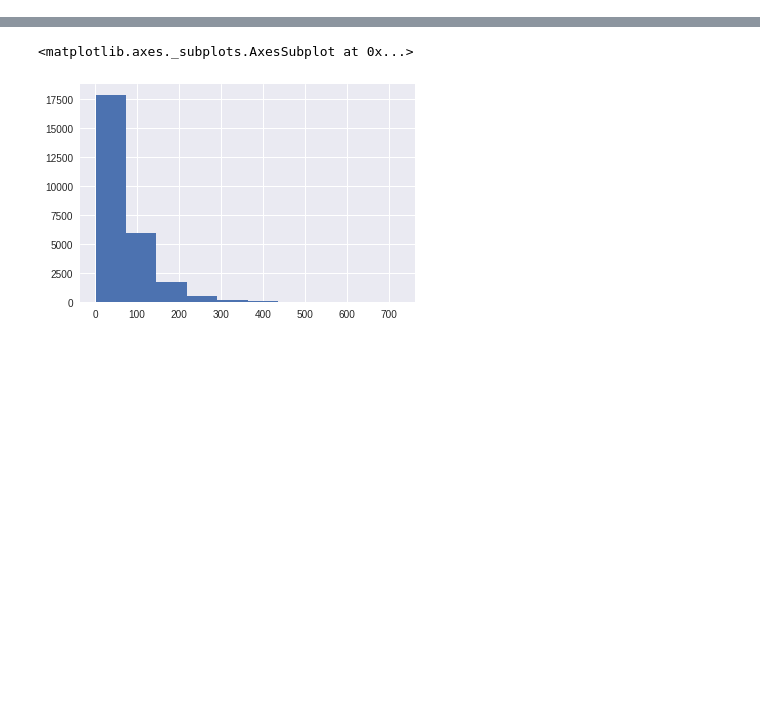
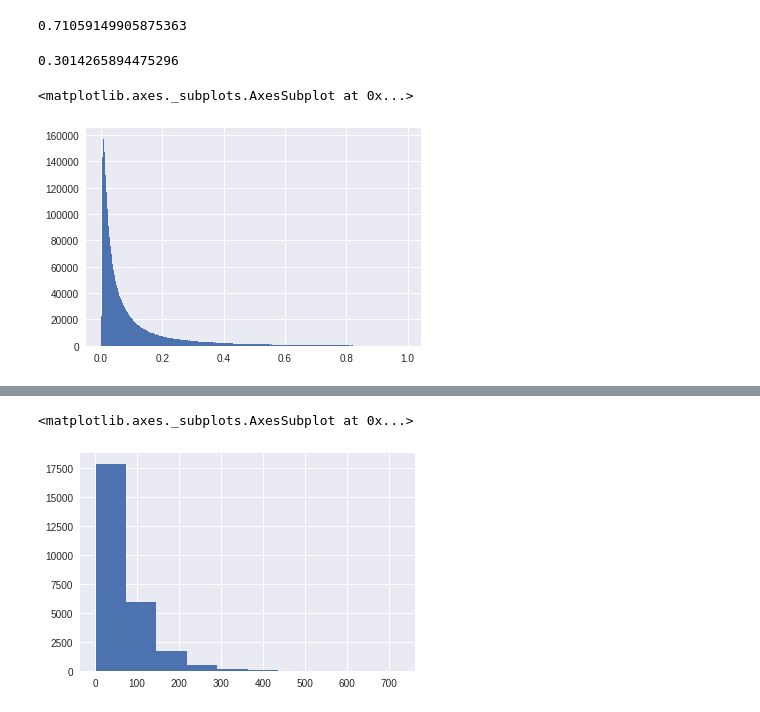
Before and after one commit to tkm2261/kaggle_instacart, a Jupyter notebook: protos/Untitled.ipynb, the cells around one changed output, grey strips where cells are left out. Cells and saved outputs as stored; diff of their text form; code cells hidden in the pictures; blank space fills up the shorter version.

```diff
--- a/protos/Untitled.ipynb
+++ b/protos/Untitled.ipynb
@@ -13,0 +20,15 @@ pd.options.mode.chained_assignment = None  # default='warn'
+# %%
+ pd.read_csv('tmp_use.csv', header=None)[0].values.mean()
+# %% [output]
+0.71059149905875363
+# %%
+df["194"].mean()
+# %% [output]
+0.3014265894475296
+# %%
+with open('train_cv_tmp.pkl', 'rb') as f:
+    pred = pickle.load(f)
+pd.Series(pred).hist(bins=1000)
+# %% [output]
+<matplotlib.axes._subplots.AxesSubplot at 0x...>
+[figure, added]
```
Also changed, not shown: parts of 2 cells of this notebook, 5 other files.
